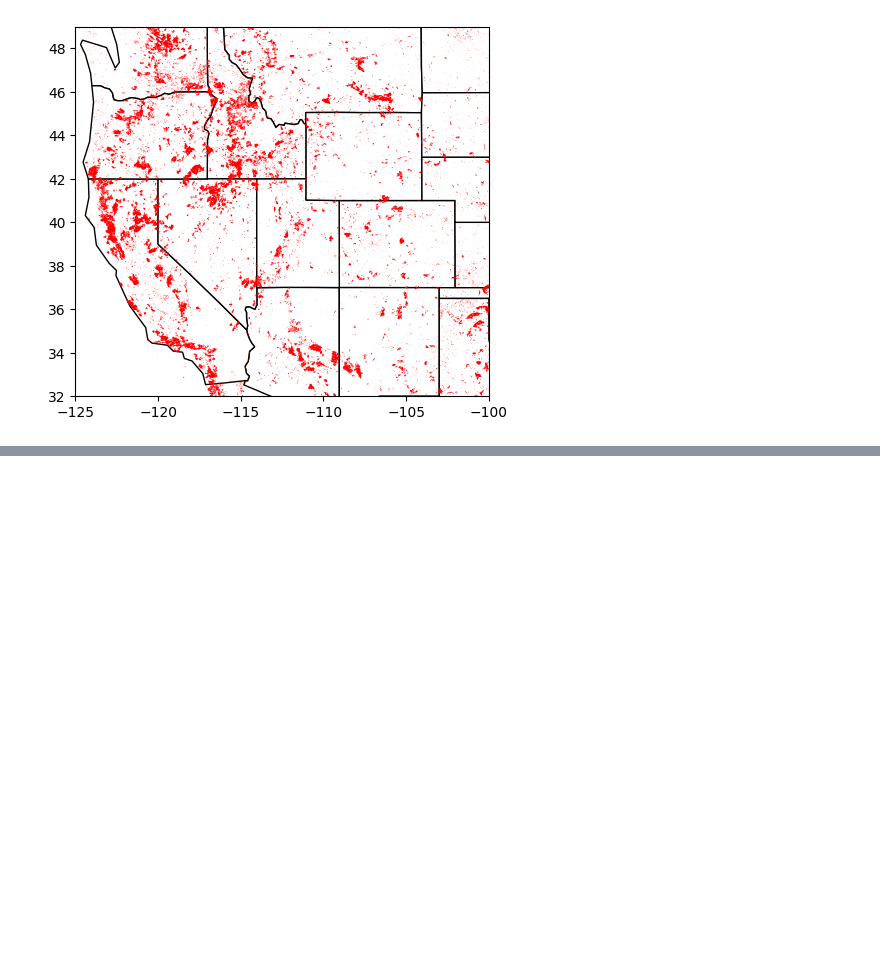
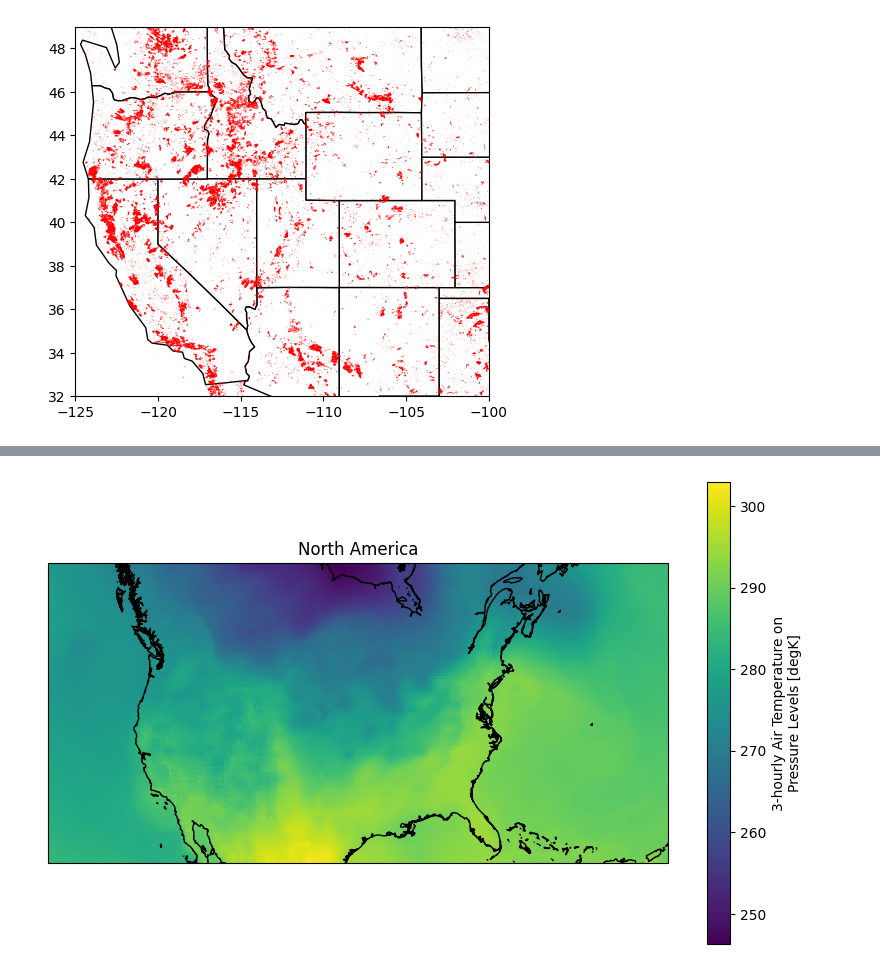
Before and after one commit to cloud-seeding/EDA, a Jupyter notebook: eliot_eda.ipynb, the cells around one changed output, grey strips where cells are left out. Drawn from its saved outputs; the diff is of its cells as text; code cells hidden in the pictures; blank space fills up the shorter version.

```diff
--- a/eliot_eda.ipynb
+++ b/eliot_eda.ipynb
@@ -189,0 +236,24 @@ ax.set_ylim([32,49])
+# %%
+lambert_crs = ccrs.LambertConformal(
+    central_longitude=-107.0,
+    central_latitude=50.0,
+    standard_parallels=[50.0, 50.0],
+    false_easting=5632642.22547,
+    false_northing=4612545.65137
+)
+
+data = xr.open_dataset('NCSS.nc')
+data = data['air'].isel(level=2)
+
+# Create the figure and axis using the Lambert Conformal projection
+fig, ax = plt.subplots(figsize=(10, 6), subplot_kw={'projection': lambert_crs})
+
+# # Plot the data using Lambert Conformal projection
+data.plot(ax=ax, cmap='viridis',transform=None)
+
+ax.coastlines(resolution='10m')
+
+plt.title("North America")
+plt.show()
+# %% [output]
+[figure, added]
```
Also changed, not shown: parts of 17 cells of this notebook.
